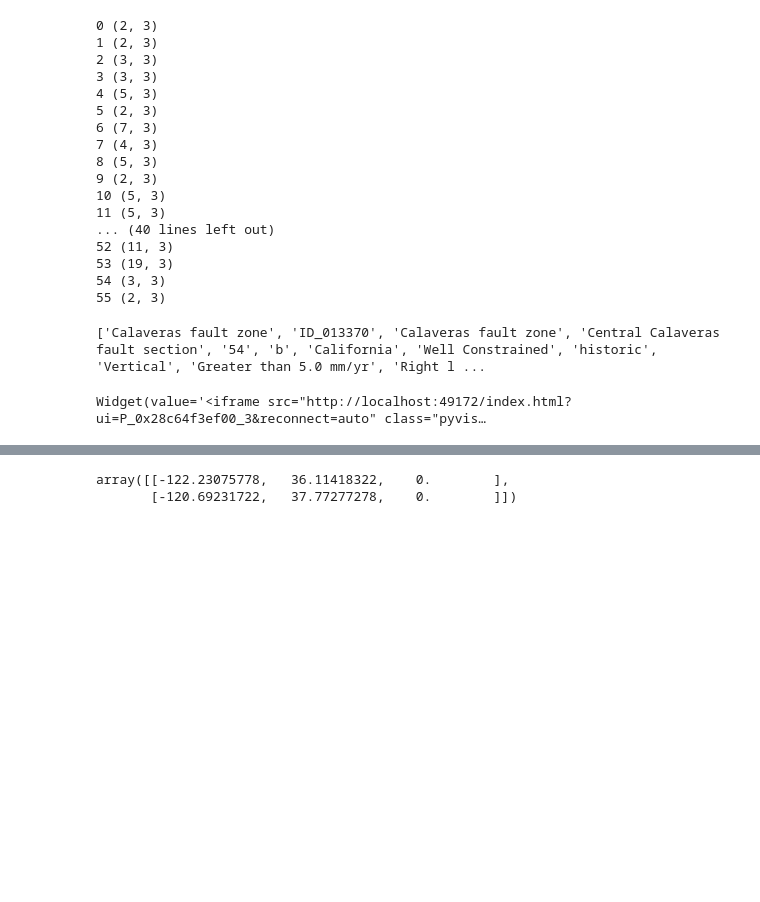
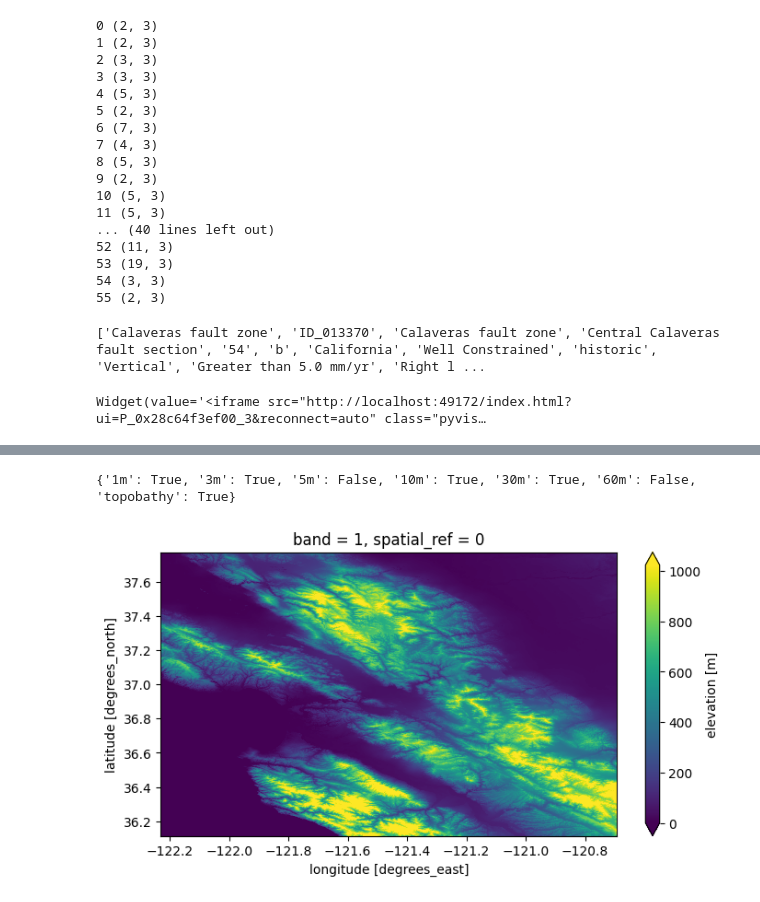
Before and after one commit to draguve/FaultMeshGeneration, a Jupyter notebook: MeshGen.ipynb, the cells around one changed output, grey strips where cells are left out. Saved outputs shown, nothing was run; the diff lists cells and outputs as text; code cells hidden in the pictures; blank space fills up the shorter version.

```diff
--- a/MeshGen.ipynb
+++ b/MeshGen.ipynb
@@ -108,9 +109,10 @@ def get_points(record):
     # print(f"{lat_longs.shape}")
 
 
-def get_cartesian(lat=None,lon=None,R = 6371): #in km:
+def get_cartesian(lat=None,lon=None,R = 6371,diff=0): #in km:
     # lat, lon = np.deg2rad(lat), np.deg2rad(lon)
     # R = 6371 # radius of the earth
+    R = R + diff
     x = R * np.cos(lat) * np.cos(lon)
     y = R * np.cos(lat) * np.sin(lon)
     z = R *np.sin(lat)
@@ -207,21 +209,31 @@ Widget(value='<iframe src="http://localhost:49172/index.html?ui=P_0x28c8c3f4380_
 # %%
 def bounding_box_numpy(points: np.array):
     """
     Find min/max from an N-collection of coordinate pairs, shape = (N, 2), using
     numpy's min/max along the collection-axis
     """
     return np.array((points.min(axis=0), points.max(axis=0)))
 
 def get_bb_from_lat_long(lat_longs,diff=1):
     distance = np.sqrt(diff/2)
     up = np.array((distance,distance,0))
     down = np.array((distance,-distance,0))
     left = np.array((-distance,distance,0))
     right = np.array((-distance,-distance,0))
     all_points = np.vstack((lat_longs+up,lat_longs+down,lat_longs+left,lat_longs+right))
     return bounding_box_numpy(all_points)
 
-get_bb_from_lat_long(all_lat_longs)
+bbox = get_bb_from_lat_long(all_lat_longs)
+bbox = bbox[:,0:2].flatten()
+bbox = (bbox[0],bbox[1],bbox[2],bbox[3])
+dem_res = py3dep.check_3dep_availability(bbox)
+print(dem_res)
+assert(dem_res["30m"])
+res = 30
+dem = py3dep.get_dem(bbox, res)
+
+fig, ax = plt.subplots(figsize=(8, 4), dpi=100)
+_ = dem.plot(ax=ax, robust=True)
 # %% [output]
-array([[-122.23075778,   36.11418322,    0.        ],
-       [-120.69231722,   37.77277278,    0.        ]])
+{'1m': True, '3m': True, '5m': False, '10m': True, '30m': True, '60m': False, 'topobathy': True}
+[figure, added]
```
Also changed, not shown: parts of 3 cells of this notebook, 1 other file.
